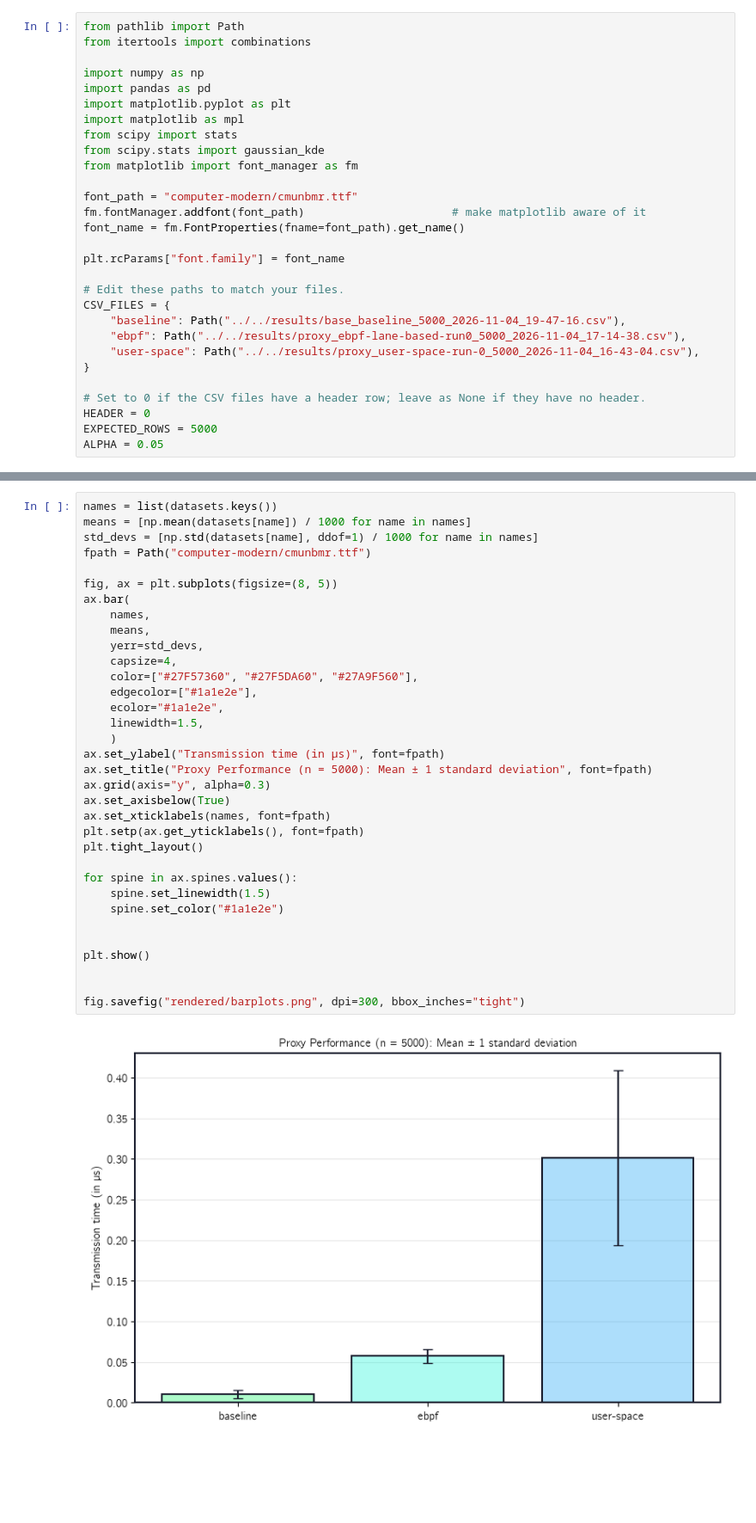
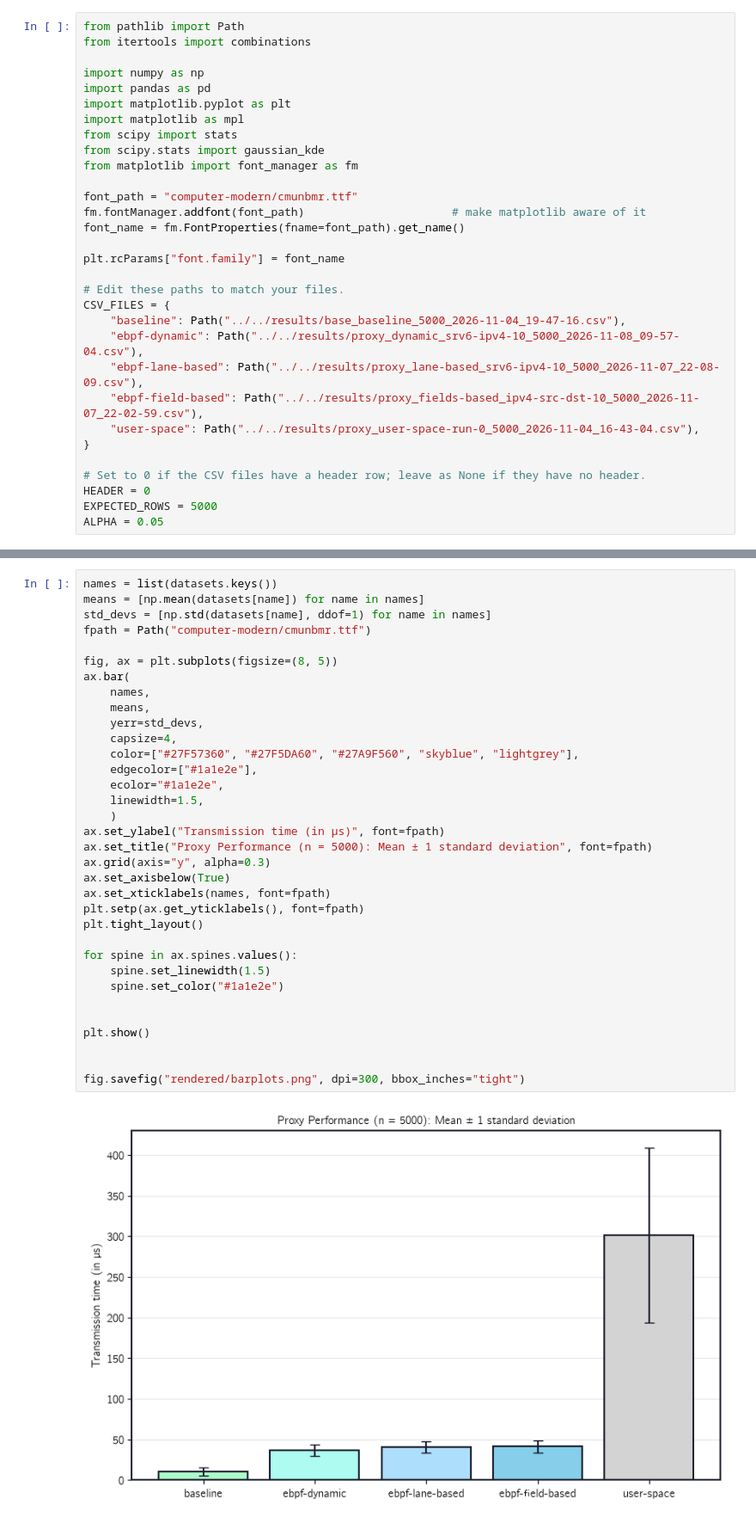
Before and after one commit to aljLab/thesis-a-labonte, a Jupyter notebook: experiments/code/src/code/analysis.ipynb, the cells around one changed output, grey strips where cells are left out. Shown at 86% size. Drawn from its saved outputs; the diff is of its cells as text; blank space fills up the shorter version.

```diff
--- a/experiments/code/src/code/analysis.ipynb
+++ b/experiments/code/src/code/analysis.ipynb
@@ -19,7 +19,9 @@ plt.rcParams["font.family"] = font_name
 # Edit these paths to match your files.
 CSV_FILES = {
     "baseline": Path("../../results/base_baseline_5000_2026-11-04_19-47-16.csv"),
-    "ebpf": Path("../../results/proxy_ebpf-lane-based-run0_5000_2026-11-04_17-14-38.csv"),
+    "ebpf-dynamic": Path("../../results/proxy_dynamic_srv6-ipv4-10_5000_2026-11-08_09-57-04.csv"),
+    "ebpf-lane-based": Path("../../results/proxy_lane-based_srv6-ipv4-10_5000_2026-11-07_22-08-09.csv"),
+    "ebpf-field-based": Path("../../results/proxy_fields-based_ipv4-src-dst-10_5000_2026-11-07_22-02-59.csv"),
     "user-space": Path("../../results/proxy_user-space-run-0_5000_2026-11-04_16-43-04.csv"),
 }
 
@@ -151,36 +214,36 @@ plt.show()
 # %%
 names = list(datasets.keys())
-means = [np.mean(datasets[name]) / 1000 for name in names]
-std_devs = [np.std(datasets[name], ddof=1) / 1000 for name in names]
+means = [np.mean(datasets[name]) for name in names]
+std_devs = [np.std(datasets[name], ddof=1) for name in names]
 fpath = Path("computer-modern/cmunbmr.ttf")
 
 fig, ax = plt.subplots(figsize=(8, 5))
 ax.bar(
     names,
     means,
     yerr=std_devs,
     capsize=4,
-    color=["#27F57360", "#27F5DA60", "#27A9F560"],
+    color=["#27F57360", "#27F5DA60", "#27A9F560", "skyblue", "lightgrey"],
     edgecolor=["#1a1e2e"],
     ecolor="#1a1e2e",
     linewidth=1.5,
     )
 ax.set_ylabel("Transmission time (in µs)", font=fpath)
 ax.set_title("Proxy Performance (n = 5000): Mean ± 1 standard deviation", font=fpath)
 ax.grid(axis="y", alpha=0.3)
 ax.set_axisbelow(True)
 ax.set_xticklabels(names, font=fpath)
 plt.setp(ax.get_yticklabels(), font=fpath)
 plt.tight_layout()
 
 for spine in ax.spines.values():
     spine.set_linewidth(1.5)
     spine.set_color("#1a1e2e")
 
 
 plt.show()
 
 
 fig.savefig("rendered/barplots.png", dpi=300, bbox_inches="tight")
 # %% [output]
-[figure, old version]
+[figure, new version]
```
Also changed, not shown: parts of 5 cells of this notebook, 5 other files.
